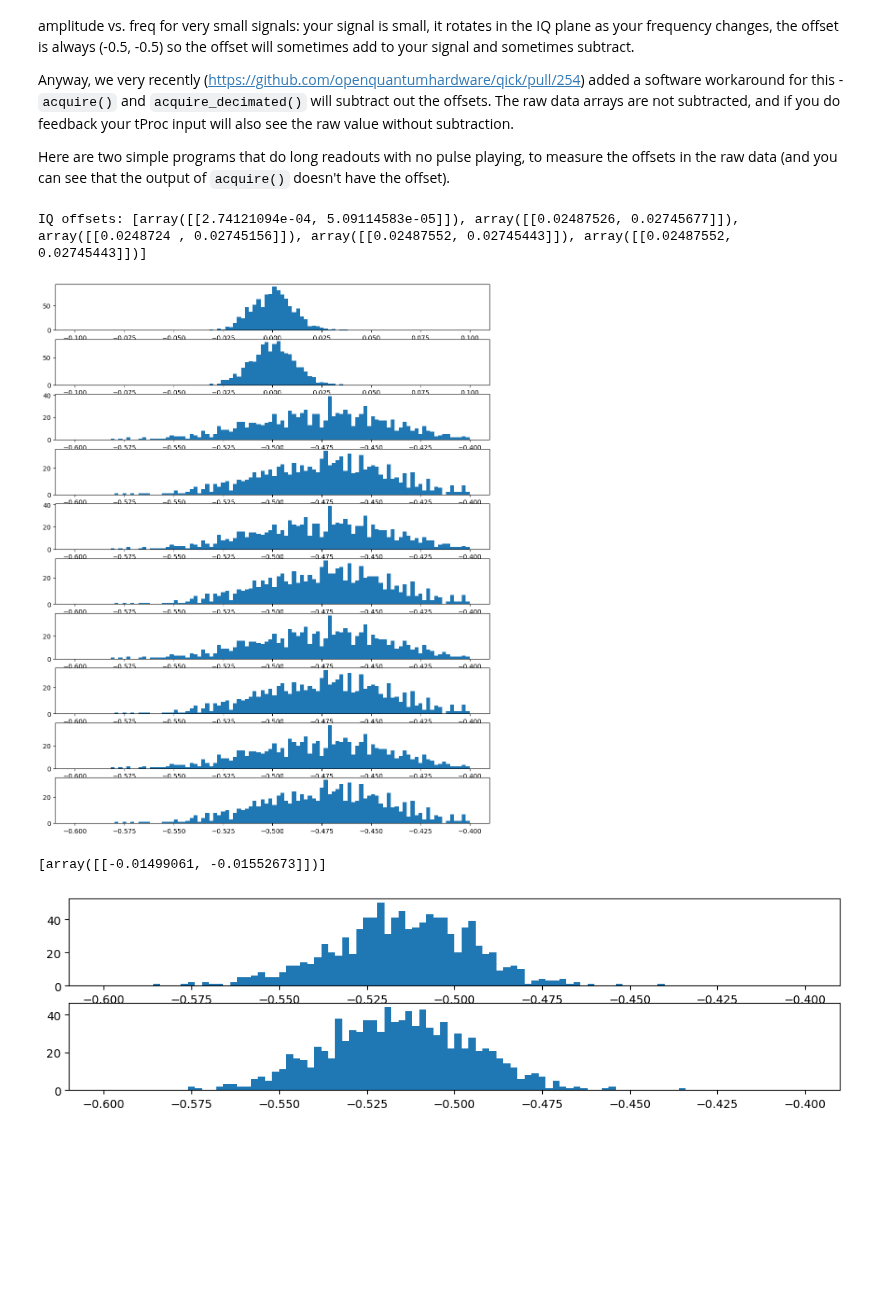
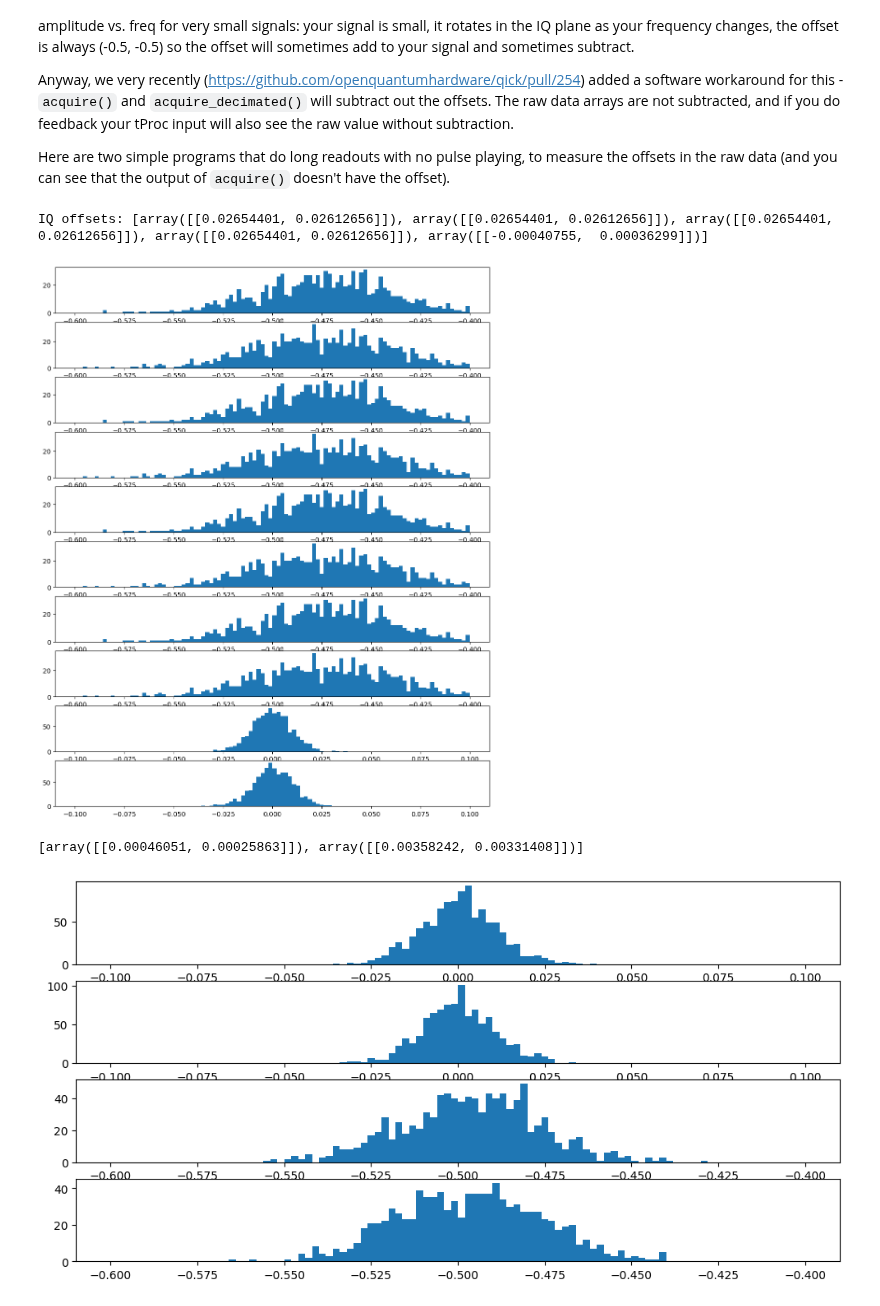
Before and after one commit to meeg/qick_demos_sho, a Jupyter notebook: tprocv2/01_gens-and-readouts.ipynb, the cells around one changed output. Drawn from its saved outputs; the diff is of its cells as text; code cells hidden in the pictures; blank space fills up the shorter version.

```diff
--- a/tprocv2/01_gens-and-readouts.ipynb
+++ b/tprocv2/01_gens-and-readouts.ipynb
@@ -104,7 +107,7 @@ Since we only have 4 outputs on the mux readout in this firmware, we'll only pla
 Note that more channels on the mux readout means less bandwidth per channel, and a correspondingly lower sample rate on the decimated data.
 # %%
 class MuxProgram(AveragerProgramV2):
-    def initialize(self, cfg):
+    def _initialize(self, cfg):
         ro_chs = cfg['ro_chs']
         gen_ch = cfg['gen_ch']
 
@@ -121,7 +124,7 @@ class MuxProgram(AveragerProgramV2):
                        mask=[0,1,2,3],
                       )
 
-    def body(self, cfg):
+    def _body(self, cfg):
         self.trigger(ros=cfg['ro_chs'], pins=[0], t=cfg['trig_time'], ddr4=True)
 
         self.pulse(ch=cfg['gen_ch'], name="mymux", t=0)
@@ -560,15 +563,15 @@ Anyway, we very recently (https://github.com/openquantumhardware/qick/pull/254)
 Here are two simple programs that do long readouts with no pulse playing, to measure the offsets in the raw data (and you can see that the output of `acquire()` doesn't have the offset).
 # %%
 class TestProgram(AveragerProgramV2):
-    def initialize(self, cfg):
+    def _initialize(self, cfg):
         for ch in cfg['ro_chs']:
             self.declare_readout(ch=ch, length=cfg['ro_len'], freq=100)
 
-    def body(self, cfg):
+    def _body(self, cfg):
         self.trigger(ros=cfg['ro_chs'], t=0.0)
 
 config = {
-    'ro_chs': [0,2,3,4,5],
+    'ro_chs': [2,3,4,5,6],
     'ro_len': 100.0,
  }
 
@@ -591,46 +594,46 @@ for i, (ch, rocfg) in enumerate(prog.ro_chs.items()):
     plot = axes[2*i+1]
     plot.hist(iq_raw[i][:,0,1]/nsamp, bins=bins);
 # %% [output]
-IQ offsets: [array([[2.74121094e-04, 5.09114583e-05]]), array([[0.02487526, 0.02745677]]), array([[0.0248724 , 0.02745156]]), array([[0.02487552, 0.02745443]]), array([[0.02487552, 0.02745443]])]
+IQ offsets: [array([[0.02654401, 0.02612656]]), array([[0.02654401, 0.02612656]]), array([[0.02654401, 0.02612656]]), array([[0.02654401, 0.02612656]]), array([[-0.00040755,  0.00036299]])]
-[figure, old version]
+[figure, new version]
 # %%
 class TestProgram2(AveragerProgramV2):
-    def initialize(self, cfg):
+    def _initialize(self, cfg):
         for ch in cfg['ro_chs']:
             confname = "myro%d" % (ch)
             self.declare_readout(ch=ch, length=cfg['ro_len'])
 
             self.add_readoutconfig(ch=ch, name=confname, freq=100)
             self.send_readoutconfig(ch=ch, name=confname, t=0)
 
-    def body(self, cfg):
+    def _body(self, cfg):
         self.trigger(ros=cfg['ro_chs'],  t=0)
 
 config = {
-    'ro_chs': [1],
+    'ro_chs': [0,1],
     'ro_len': 100.0,
  }
 
 prog = TestProgram2(soccfg, reps=1000, final_delay=0.5, cfg=config)
 
 iq_list = prog.acquire(soc, soft_avgs=1)
 print(iq_list)
 
 iq_raw = prog.get_raw()
 
 nch = len(prog.ro_chs)
 fig, axes = plt.subplots(2*nch, 1, figsize=(12,3*nch))
 for i, (ch, rocfg) in enumerate(prog.ro_chs.items()):
 
     offset = soccfg['readouts'][ch]['iq_offset']
     bins = np.linspace(offset-0.1, offset+0.1, 101)
     nsamp = rocfg['length']
     plot = axes[2*i]
     plot.hist(iq_raw[i][:,0,0]/nsamp, bins=bins);
     plot = axes[2*i+1]
     plot.hist(iq_raw[i][:,0,1]/nsamp, bins=bins);
 # %% [output]
-[array([[-0.01499061, -0.01552673]])]
+[array([[0.00046051, 0.00025863]]), array([[0.00358242, 0.00331408]])]
-[figure, old version]
+[figure, new version]
 # %% [markdown]
 ## extra: testing all gen+RO combinations
```
Also changed, not shown: parts of 29 cells of this notebook, 2 other files.
